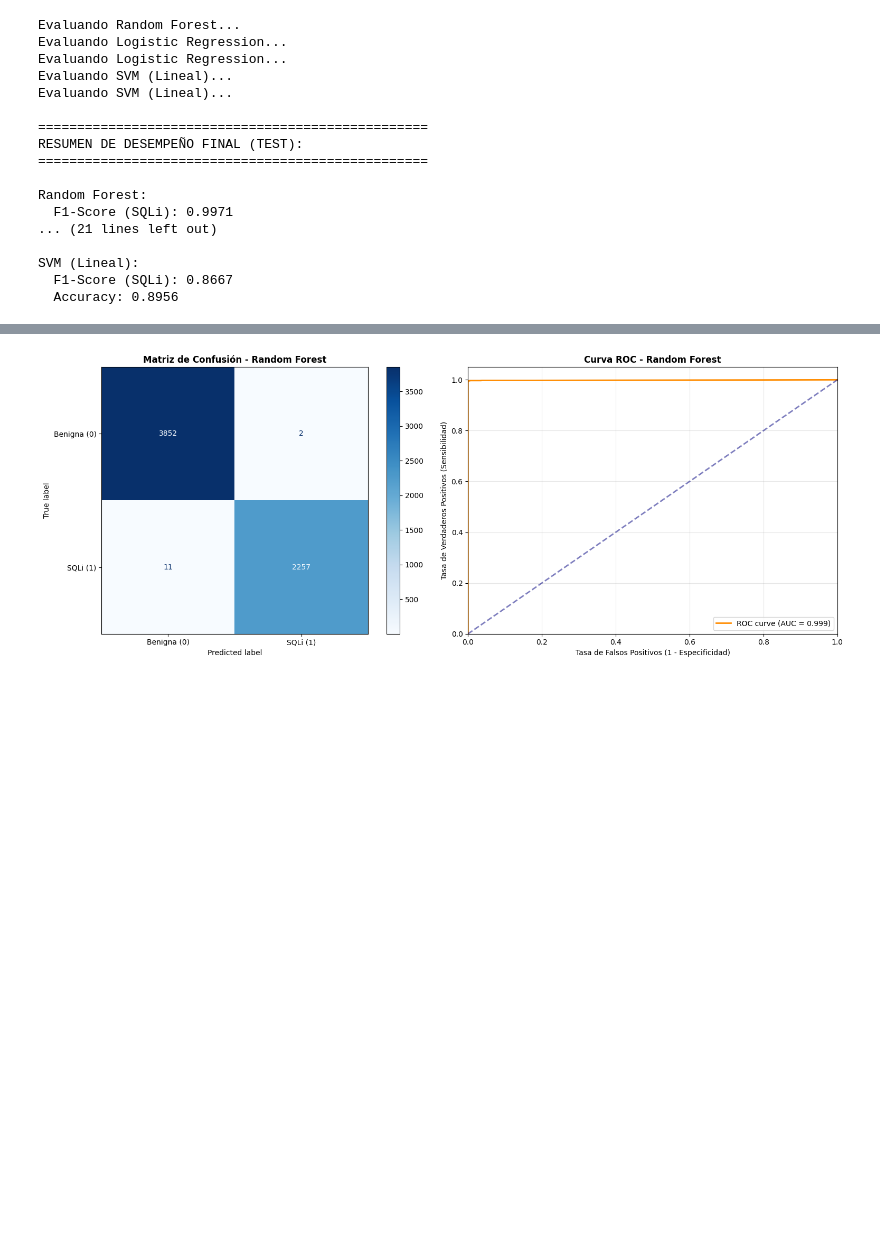
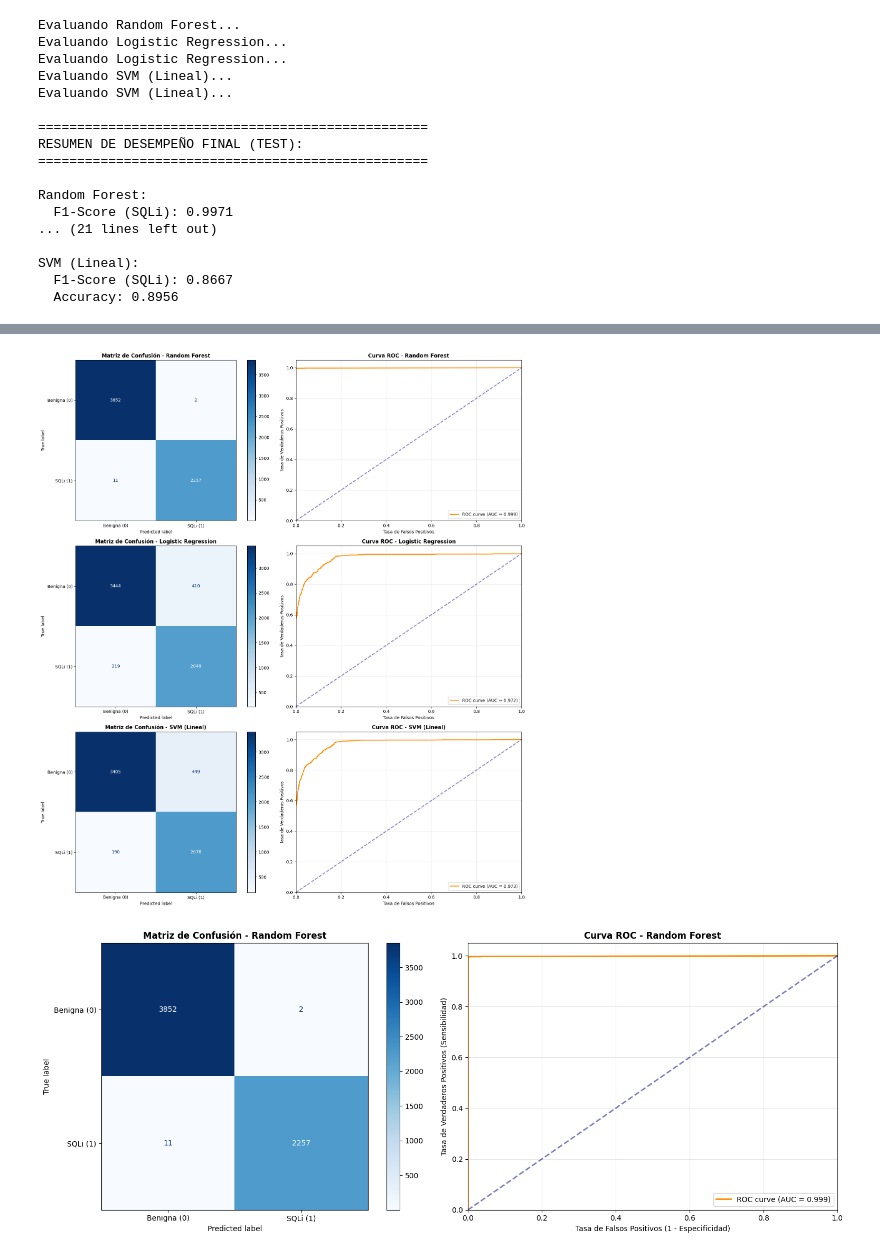
Before and after one commit to Guanart/TP-Final-BDM, a Jupyter notebook: notebooks/notebook-benito-embeddings-tsne.ipynb, the cells around one changed output, grey strips where cells are left out. Drawn from its saved outputs; the diff is of its cells as text; code cells hidden in the pictures; blank space fills up the shorter version.

Commit message:
graficos de todos los mejores modelos

```diff
--- a/notebooks/notebook-benito-embeddings-tsne.ipynb
+++ b/notebooks/notebook-benito-embeddings-tsne.ipynb
@@ -1011,3 +1011,79 @@ Random Forest:
 SVM (Lineal):
   F1-Score (SQLi): 0.8667
   Accuracy: 0.8956
+# %%
+# Visualizaciones detalladas para todos los modelos
+from sklearn.metrics import confusion_matrix, roc_curve, auc, ConfusionMatrixDisplay
+import matplotlib.pyplot as plt
+import numpy as np
+
+if final_models:
+    n_models = len(final_models)
+    fig, axes = plt.subplots(n_models, 2, figsize=(16, 6 * n_models))
+
+    # Si solo hay un modelo, asegurar que axes sea 2D
+    if n_models == 1:
+        axes = axes.reshape(1, -1)
+
+    for idx, (model_name, model) in enumerate(final_models.items()):
+        # Predicciones del modelo
+        y_pred = model.predict(X_test)
+
+        # Subplot 1: Matriz de confusión
+        ax1 = axes[idx, 0]
+        disp = ConfusionMatrixDisplay.from_predictions(
+            y_test, y_pred, display_labels=["Benigna (0)", "SQLi (1)"],
+            cmap="Blues", ax=ax1
+        )
+        ax1.set_title(f"Matriz de Confusión - {model_name}", fontweight='bold')
+
+        # Subplot 2: Curva ROC
+        ax2 = axes[idx, 1]
+
+        # Obtener probabilidades para curva ROC
+        if hasattr(model, "predict_proba"):
+            y_proba = model.predict_proba(X_test)[:, 1]
+        elif hasattr(model, "decision_function"):
+            y_proba = model.decision_function(X_test)
+        else:
+            y_proba = y_pred.astype(float)
+
+        # Calcular curva ROC
+        fpr, tpr, _ = roc_curve(y_test, y_proba)
+        roc_auc = auc(fpr, tpr)
+
+        # Graficar curva ROC
+        ax2.plot(fpr, tpr, color='darkorange', lw=2,
+                 label=f'ROC curve (AUC = {roc_auc:.3f})')
+        ax2.plot([0, 1], [0, 1], color='navy', lw=2, linestyle='--', alpha=0.5)
+        ax2.set_xlim([0.0, 1.0])
+        ax2.set_ylim([0.0, 1.05])
+        ax2.set_xlabel('Tasa de Falsos Positivos')
+        ax2.set_ylabel('Tasa de Verdaderos Positivos')
+        ax2.set_title(f'Curva ROC - {model_name}', fontweight='bold')
+        ax2.legend(loc="lower right")
+        ax2.grid(True, alpha=0.3)
+
+        # Análisis de matriz de confusión
+        cm = confusion_matrix(y_test, y_pred)
+        print(f"\n{'='*50}")
+        print(f"ANÁLISIS: {model_name}")
+        print('='*50)
+        print(f"Verdaderos Negativos (TN): {cm[0, 0]} - Benignas correctas")
+        print(f"Falsos Positivos (FP): {cm[0, 1]} - Falsas alarmas")
+        print(f"Falsos Negativos (FN): {cm[1, 0]} - SQLi no detectadas (CRÍTICO)")
+        print(f"Verdaderos Positivos (TP): {cm[1, 1]} - SQLi detectadas")
+
+        # Métricas clave
+        fpr_rate = cm[0, 1] / (cm[0, 1] + cm[0, 0]) if (cm[0, 1] + cm[0, 0]) > 0 else 0
+        fnr_rate = cm[1, 0] / (cm[1, 0] + cm[1, 1]) if (cm[1, 0] + cm[1, 1]) > 0 else 0
+
+        print(f"Tasa de Falsos Positivos: {fpr_rate:.4f} ({fpr_rate*100:.2f}%)")
+        print(f"Tasa de Falsos Negativos: {fnr_rate:.4f} ({fnr_rate*100:.2f}%)")
+        print(f"AUC-ROC: {roc_auc:.4f}")
+
+    plt.tight_layout()
+    plt.show()
+else:
+    print("❌ No hay modelos finales para visualizar")
+# %% [output]
@@ -1014,3 +1107,4 @@ SVM (Lineal):
+[figure, added]
 # %%
 from sklearn.metrics import confusion_matrix, roc_curve, auc
 
```
Also changed, not shown: parts of 1 cell of this notebook, 2 other files.
